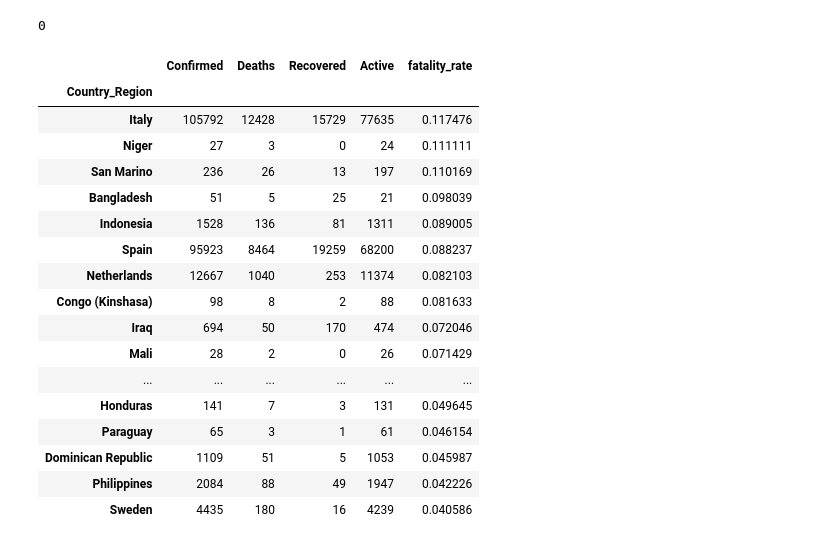
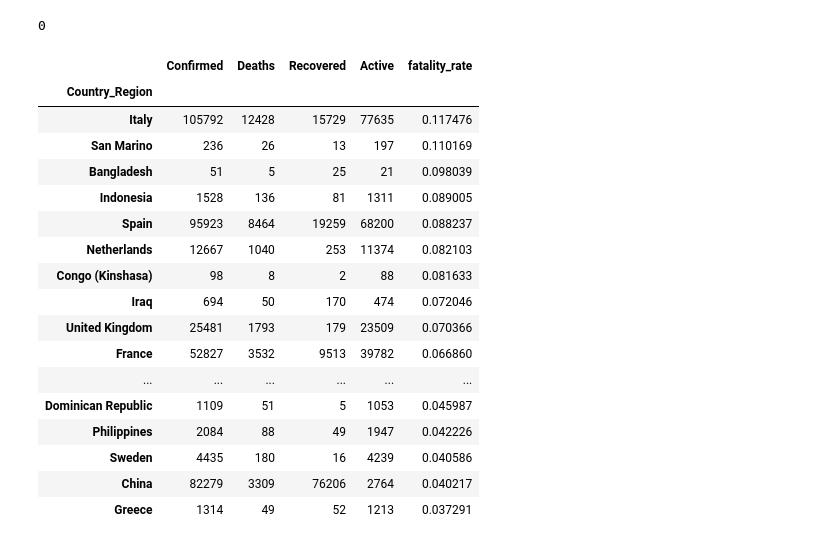
Before and after one commit to nnworkspace/covid19-insight, a Jupyter notebook: covid19-insight.ipynb, the cells around one changed output. Saved outputs shown, nothing was run; the diff lists cells and outputs as text; code cells hidden in the pictures.

```diff
--- a/covid19-insight.ipynb
+++ b/covid19-insight.ipynb
@@ -126,18 +128,17 @@ len(df_country_cases.loc[df_country_cases['Confirmed'] == 0])
 # %%
 # last operation tells that all countries in this csv file have confirmed cases.
 # now we can calculate the fatality rate
 
 df_country_cases['fatality_rate'] = df_country_cases.Deaths / df_country_cases.Confirmed
 
-fatalities = df_country_cases.query('(Deaths > 0) & (Confirmed > 25)') \
+fatalities = df_country_cases.query('(Deaths > 0) & (Confirmed > 30)') \
                             .sort_values(by = 'fatality_rate', ascending = False)
 
 fatalities[:25]
 # %% [output]
 |  | Confirmed | Deaths | Recovered | Active | fatality_rate |
 | Country_Region |  |  |  |  |  |
 | Italy | 105792 | 12428 | 15729 | 77635 | 0.117476 |
-| Niger | 27 | 3 | 0 | 24 | 0.111111 |
 | San Marino | 236 | 26 | 13 | 197 | 0.110169 |
 | Bangladesh | 51 | 5 | 25 | 21 | 0.098039 |
 | Indonesia | 1528 | 136 | 81 | 1311 | 0.089005 |
@@ -145,13 +146,14 @@ fatalities[:25]
 | Netherlands | 12667 | 1040 | 253 | 11374 | 0.082103 |
 | Congo (Kinshasa) | 98 | 8 | 2 | 88 | 0.081633 |
 | Iraq | 694 | 50 | 170 | 474 | 0.072046 |
-| Mali | 28 | 2 | 0 | 26 | 0.071429 |
+| United Kingdom | 25481 | 1793 | 179 | 23509 | 0.070366 |
+| France | 52827 | 3532 | 9513 | 39782 | 0.066860 |
 | ... | ... | ... | ... | ... | ... |
-| Honduras | 141 | 7 | 3 | 131 | 0.049645 |
-| Paraguay | 65 | 3 | 1 | 61 | 0.046154 |
 | Dominican Republic | 1109 | 51 | 5 | 1053 | 0.045987 |
 | Philippines | 2084 | 88 | 49 | 1947 | 0.042226 |
 | Sweden | 4435 | 180 | 16 | 4239 | 0.040586 |
+| China | 82279 | 3309 | 76206 | 2764 | 0.040217 |
+| Greece | 1314 | 49 | 52 | 1213 | 0.037291 |
 # %%
 fatalities_asc = df_country_cases.query('(Deaths > 0) & (Confirmed > 25)').sort_values(by = 'fatality_rate', ascending = True)
 
```
Also changed, not shown: parts of 13 cells of this notebook, 2 other files.
